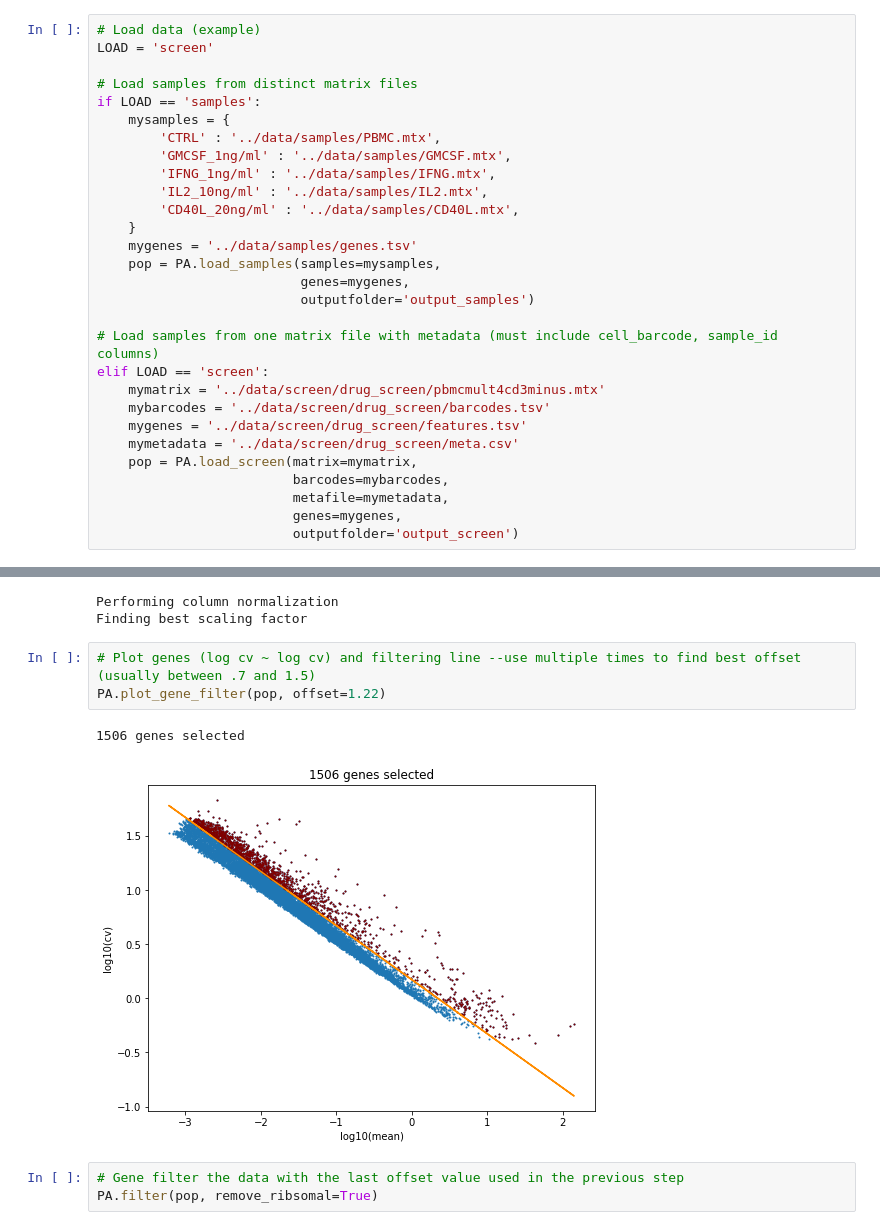
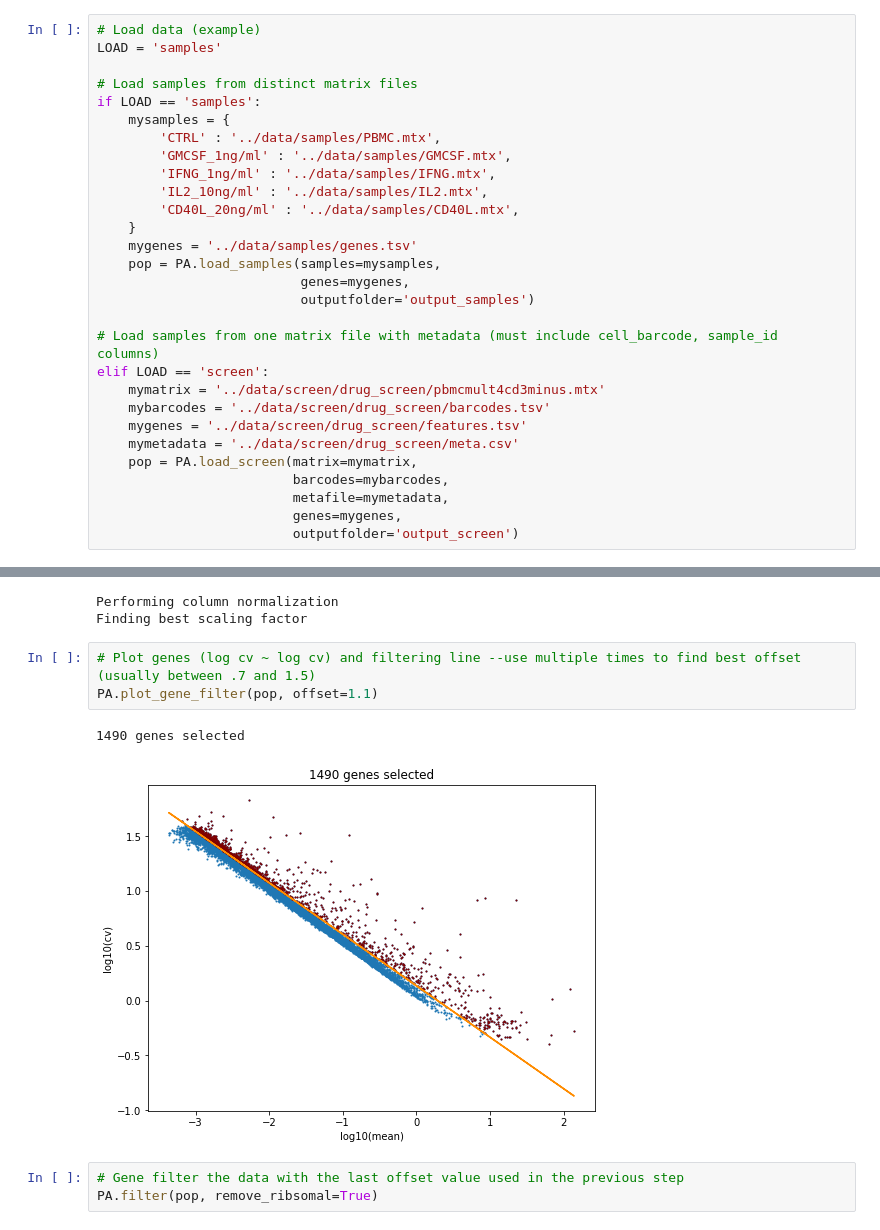
Before and after one commit to thomsonlab/popalign, a Jupyter notebook: examples/popalign.ipynb, the cells around one changed output, grey strips where cells are left out. Cells and saved outputs as stored; diff of their text form.

```diff
--- a/examples/popalign.ipynb
+++ b/examples/popalign.ipynb
@@ -9,7 +9,7 @@ PA.__file__
 '../popalign/popalign.py'
 # %%
 # Load data (example)
-LOAD = 'screen'
+LOAD = 'samples'
 
 # Load samples from distinct matrix files
 if LOAD == 'samples':
@@ -45,10 +45,10 @@ Performing column normalization
 Finding best scaling factor
 # %%
 # Plot genes (log cv ~ log cv) and filtering line --use multiple times to find best offset (usually between .7 and 1.5)
-PA.plot_gene_filter(pop, offset=1.22)
+PA.plot_gene_filter(pop, offset=1.1)
 # %% [output]
-1506 genes selected
+1490 genes selected
-[figure, old version]
+[figure, new version]
 # %%
 # Gene filter the data with the last offset value used in the previous step
 PA.filter(pop, remove_ribsomal=True)
```
Also changed, not shown: parts of 13 cells of this notebook, 1 other file.
